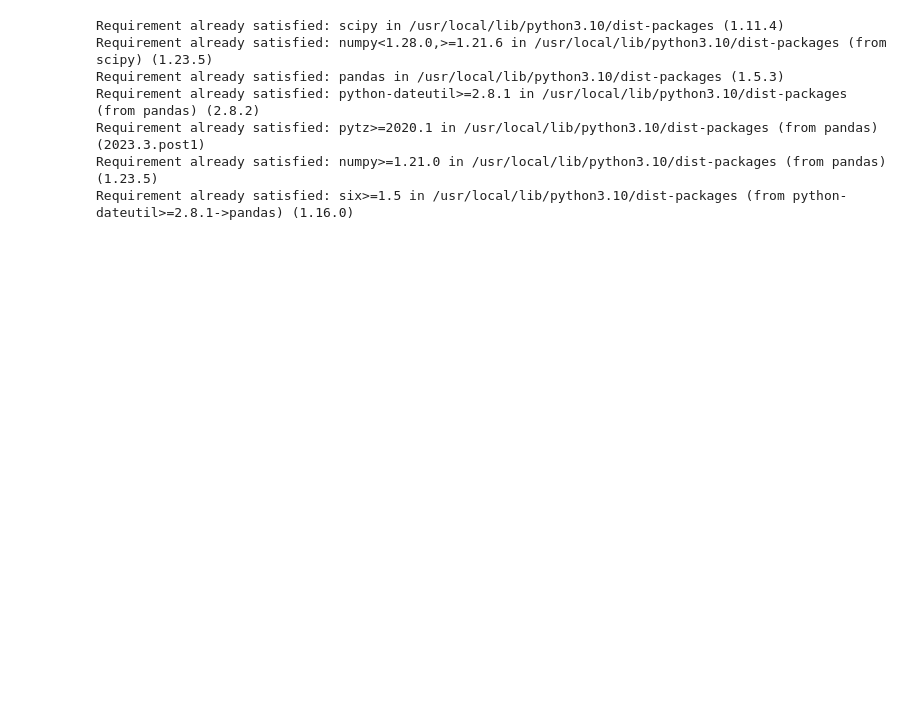
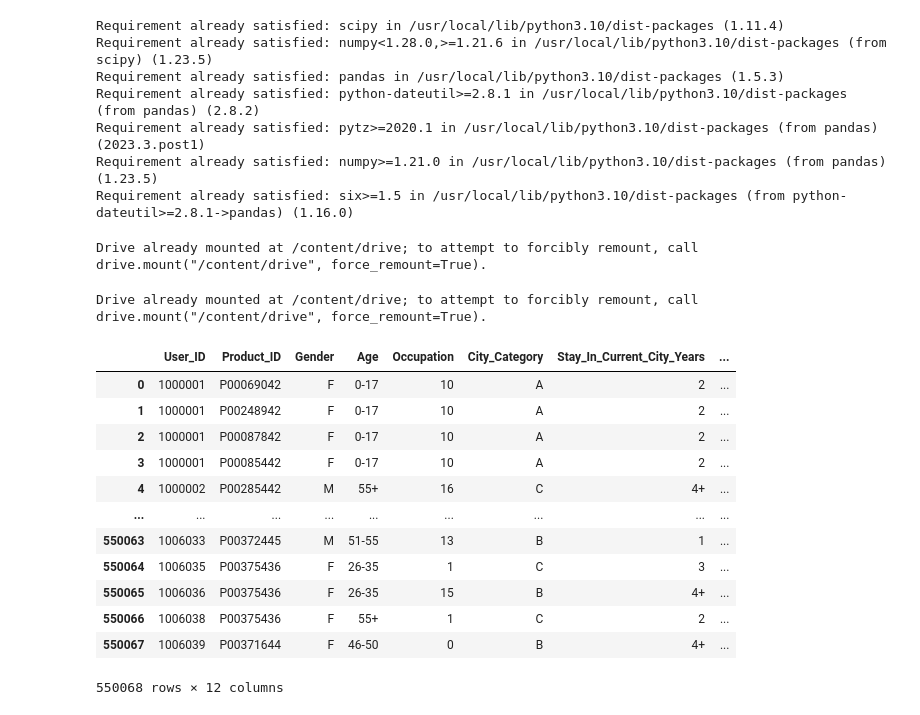
Before and after one commit to bimsi/Black-Friday-Sales-Prediction-Analysis, a Jupyter notebook: Black_Friday_Sales_Prediction_Analysis.ipynb, the cells around one changed output. Saved outputs shown, nothing was run; the diff lists cells and outputs as text; code cells hidden in the pictures; blank space fills up the shorter version.

```diff
--- a/Black_Friday_Sales_Prediction_Analysis.ipynb
+++ b/Black_Friday_Sales_Prediction_Analysis.ipynb
@@ -15,0 +20,34 @@ Requirement already satisfied: six>=1.5 in /usr/local/lib/python3.10/dist-packag
+# %%
+# prompt: import files from google drive
+
+from google.colab import drive
+train_data = drive.mount('/content/drive')
+# %% [output]
+Drive already mounted at /content/drive; to attempt to forcibly remount, call drive.mount("/content/drive", force_remount=True).
+# %%
+# prompt: import csv file from google drive
+
+import pandas as pd
+import numpy as np
+import os
+from google.colab import drive
+drive.mount('/content/drive')
+train_data = pd.read_csv('/content/drive/My Drive/Colab Notebooks/train.csv')
+# %% [output]
+Drive already mounted at /content/drive; to attempt to forcibly remount, call drive.mount("/content/drive", force_remount=True).
+# %%
+train_data
+# %% [output]
+|  | User_ID | Product_ID | Gender | Age | Occupation | City_Category | Stay_In_Current_City_Years | ... |
+| 0 | 1000001 | P00069042 | F | 0-17 | 10 | A | 2 | ... |
+| 1 | 1000001 | P00248942 | F | 0-17 | 10 | A | 2 | ... |
+| 2 | 1000001 | P00087842 | F | 0-17 | 10 | A | 2 | ... |
+| 3 | 1000001 | P00085442 | F | 0-17 | 10 | A | 2 | ... |
+| 4 | 1000002 | P00285442 | M | 55+ | 16 | C | 4+ | ... |
+| ... | ... | ... | ... | ... | ... | ... | ... | ... |
+| 550063 | 1006033 | P00372445 | M | 51-55 | 13 | B | 1 | ... |
+| 550064 | 1006035 | P00375436 | F | 26-35 | 1 | C | 3 | ... |
+| 550065 | 1006036 | P00375436 | F | 26-35 | 15 | B | 4+ | ... |
+| 550066 | 1006038 | P00375436 | F | 55+ | 1 | C | 2 | ... |
+| 550067 | 1006039 | P00371644 | F | 46-50 | 0 | B | 4+ | ... |
+550068 rows × 12 columns
```
Also changed, not shown: parts of 2 cells of this notebook.
